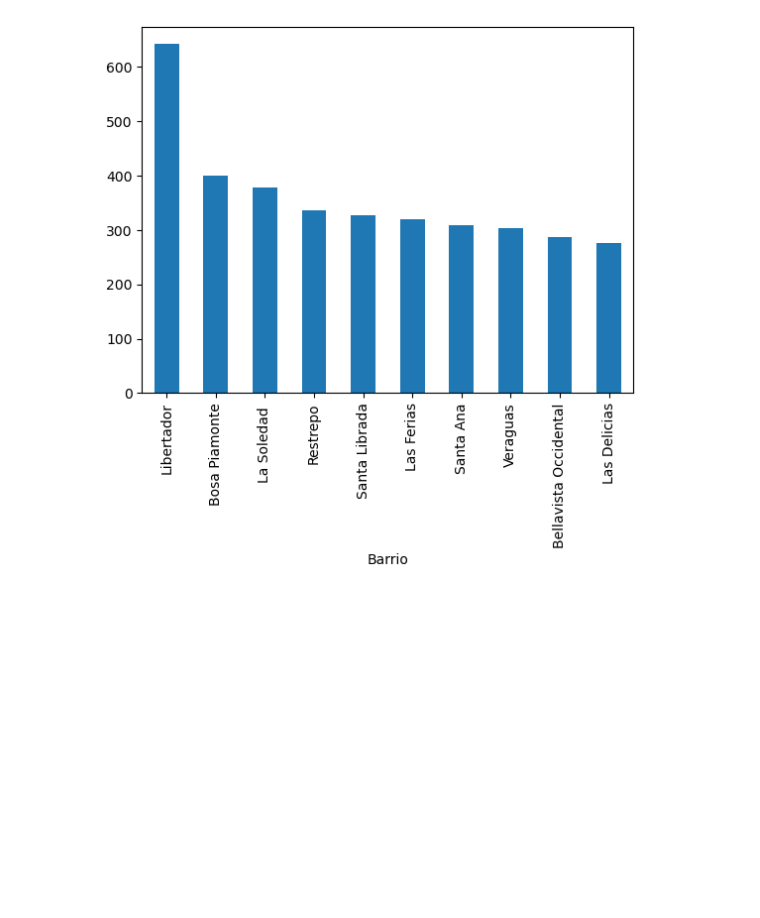
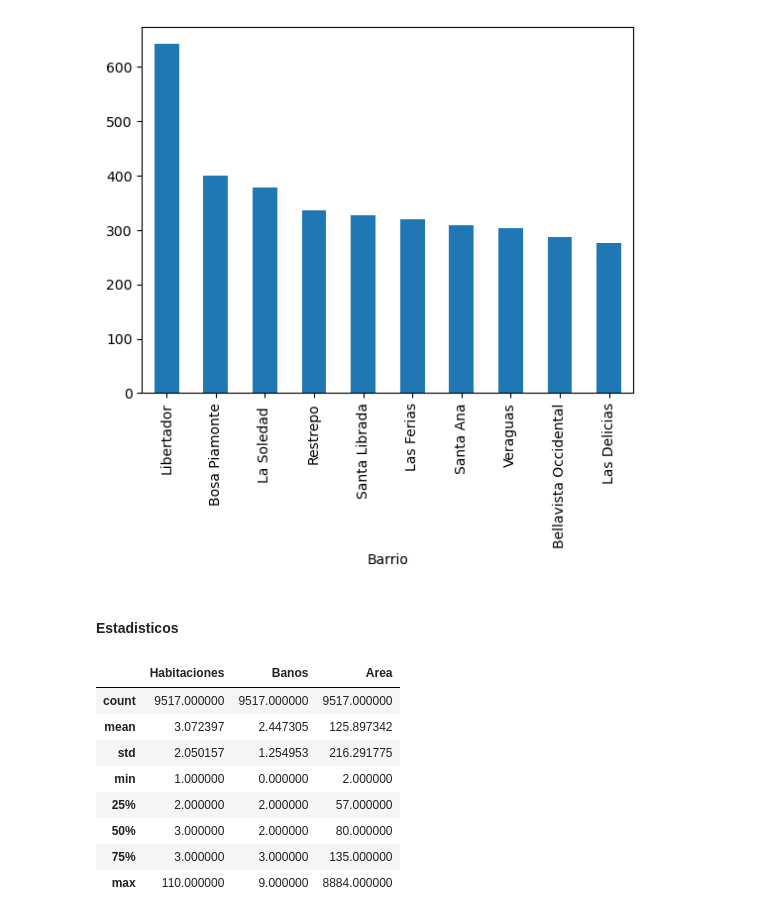
Before and after one commit to LMmansilla/Inmersion_Datos_Alura, a Jupyter notebook: Inmersion_Datos_Alura.ipynb, the cells around one changed output. Cells and saved outputs as stored; diff of their text form; code cells hidden in the pictures; blank space fills up the shorter version.

```diff
--- a/Inmersion_Datos_Alura.ipynb
+++ b/Inmersion_Datos_Alura.ipynb
@@ -338,3 +312,17 @@ promedio_area_por_barrio.head(10).plot.bar()
 # %% [output]
 <Axes: xlabel='Barrio'>
 [figure]
+# %% [markdown]
+#### Estadisticos
+# %%
+inmuebles_ref.describe()
+# %% [output]
+|  | Habitaciones | Banos | Area |
+| count | 9517.000000 | 9517.000000 | 9517.000000 |
+| mean | 3.072397 | 2.447305 | 125.897342 |
+| std | 2.050157 | 1.254953 | 216.291775 |
+| min | 1.000000 | 0.000000 | 2.000000 |
+| 25% | 2.000000 | 2.000000 | 57.000000 |
+| 50% | 3.000000 | 2.000000 | 80.000000 |
+| 75% | 3.000000 | 3.000000 | 135.000000 |
+| max | 110.000000 | 9.000000 | 8884.000000 |
```
Also changed, not shown: parts of 4 cells of this notebook.
